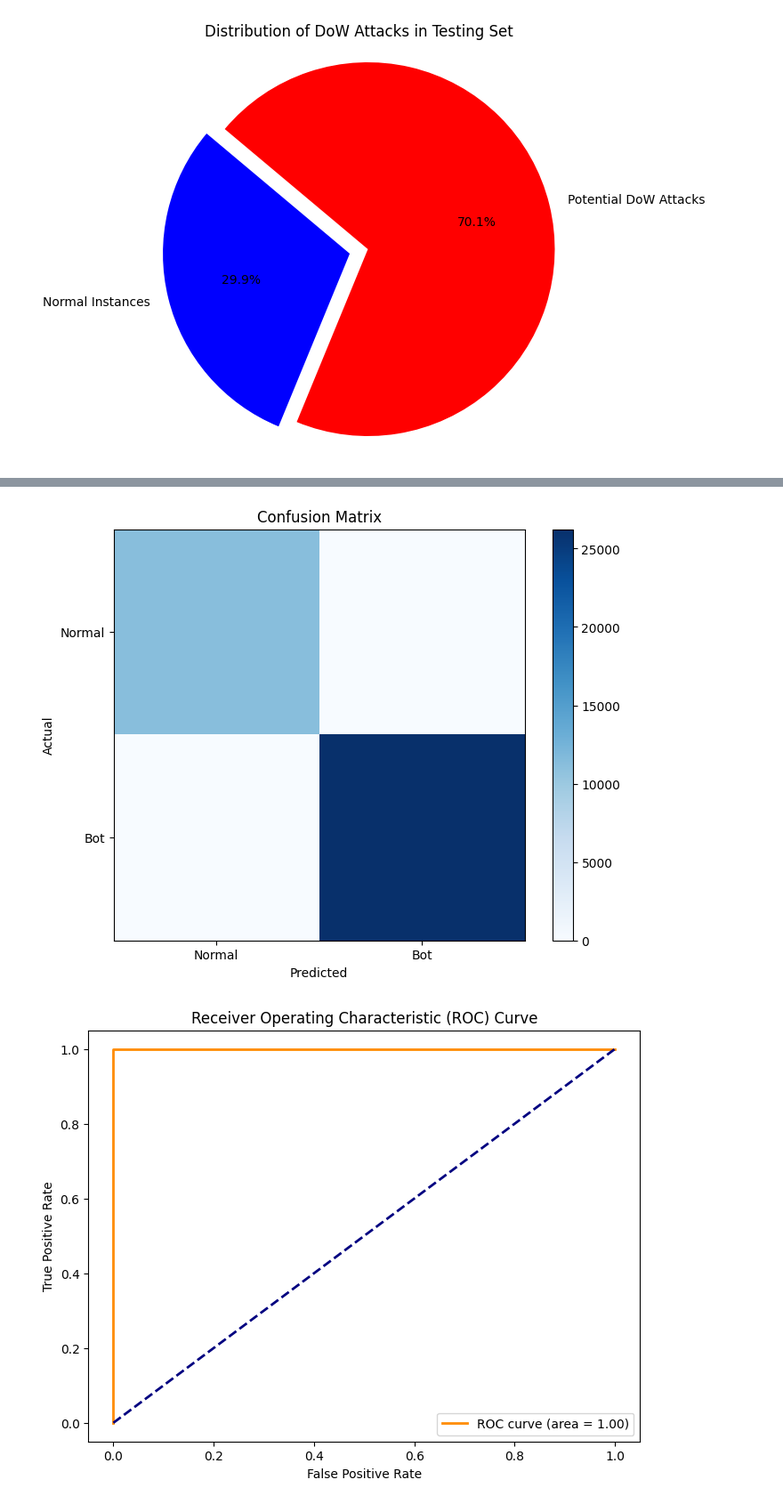
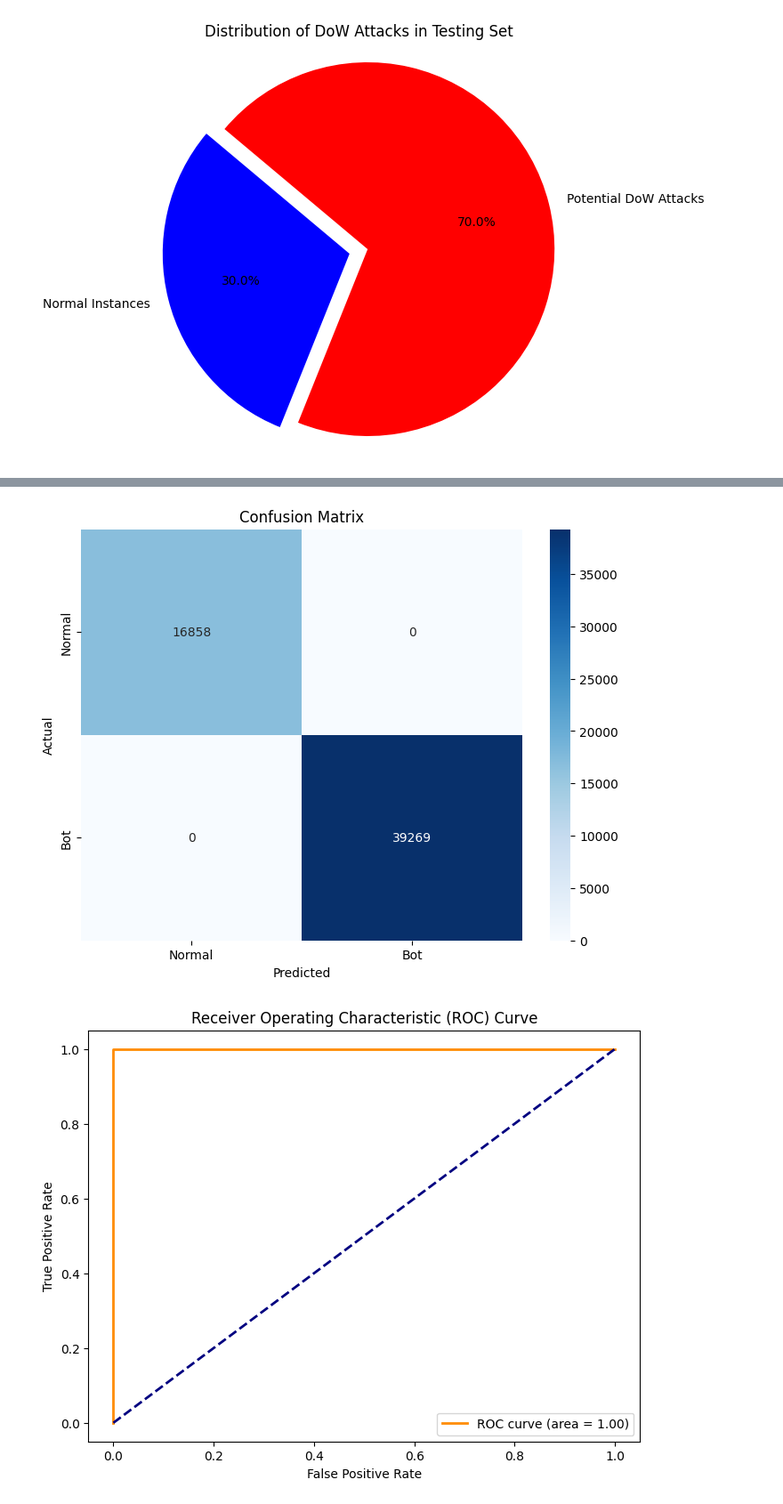
Before and after one commit to Airlectric/Data_Analytics_Kaggle_Projects, a Jupyter notebook: improved-dow-detection-integrating-entropy-bi-lstm.ipynb, the cells around one changed output, grey strips where cells are left out. Shown: that part at 89% size. Saved outputs shown, nothing was run; the diff lists cells and outputs as text; code cells hidden in the pictures.

```diff
--- a/improved-dow-detection-integrating-entropy-bi-lstm.ipynb
+++ b/improved-dow-detection-integrating-entropy-bi-lstm.ipynb
@@ -123,6 +158,11 @@ X, y = prepare_data_for_model(df)
 # %%
 from sklearn.model_selection import train_test_split
 
-# Split the data into training, validation, and testing sets
-X_train, X_temp, y_train, y_temp = train_test_split(X, y, test_size=0.4, random_state=42)
+# Split the data into training (40%), validation (30%), and testing (30%) sets
+X_train, X_temp, y_train, y_temp = train_test_split(X, y, test_size=0.6, random_state=42)
 X_val, X_test, y_val, y_test = train_test_split(X_temp, y_temp, test_size=0.5, random_state=42)
+
+# Print the sizes of the sets
+print("Training set size:", len(X_train))
+print("Validation set size:", len(X_val))
+print("Testing set size:", len(X_test))
@@ -390,33 +441,44 @@ print("Standard Deviation of Response Delay:", response_delay_std)
 Mean of Response Delay: 0.370069363894699
 Standard Deviation of Response Delay: 0.3312763999655215
 # %%
+import matplotlib.pyplot as plt
+import seaborn as sns
+from sklearn.metrics import confusion_matrix
+
+# Generate confusion matrix
+conf_matrix = confusion_matrix(y_test, y_pred_binary)
+
 # Plot confusion matrix
 plt.figure(figsize=(8, 6))
-plt.imshow(conf_matrix, interpolation='nearest', cmap=plt.cm.Blues)
+#plt.imshow(conf_matrix, interpolation='nearest', cmap=plt.cm.Blues)
+sns.heatmap(conf_matrix, annot=True, fmt='d', cmap='Blues', cbar=True)
+#plt.colorbar()
 plt.title('Confusion Matrix')
-plt.colorbar()
 plt.xlabel('Predicted')
 plt.ylabel('Actual')
-plt.xticks([0, 1], ['Normal', 'Bot'])
-plt.yticks([0, 1], ['Normal', 'Bot'])
+plt.xticks([0.5, 1.5], ['Normal', 'Bot'])
+plt.yticks([0.5, 1.5], ['Normal', 'Bot'])
 plt.show()
+
 
 # Plot ROC curve
 from sklearn.metrics import roc_curve, auc
 
-fpr, tpr, thresholds = roc_curve(y_test, y_pred)
+# Compute ROC curve and AUC
+fpr, tpr, thresholds = roc_curve(y_test, y_pred_binary)
 roc_auc = auc(fpr, tpr)
 
+# Plot ROC curve
 plt.figure(figsize=(8, 6))
 plt.plot(fpr, tpr, color='darkorange', lw=2, label='ROC curve (area = %0.2f)' % roc_auc)
 plt.plot([0, 1], [0, 1], color='navy', lw=2, linestyle='--')
 plt.xlabel('False Positive Rate')
 plt.ylabel('True Positive Rate')
 plt.title('Receiver Operating Characteristic (ROC) Curve')
 plt.legend(loc='lower right')
 plt.show()
 # %% [output]
-[figure, old version]
+[figure, new version]
 [figure]
 # %%
 
```
Also changed, not shown: parts of 14 cells of this notebook.
